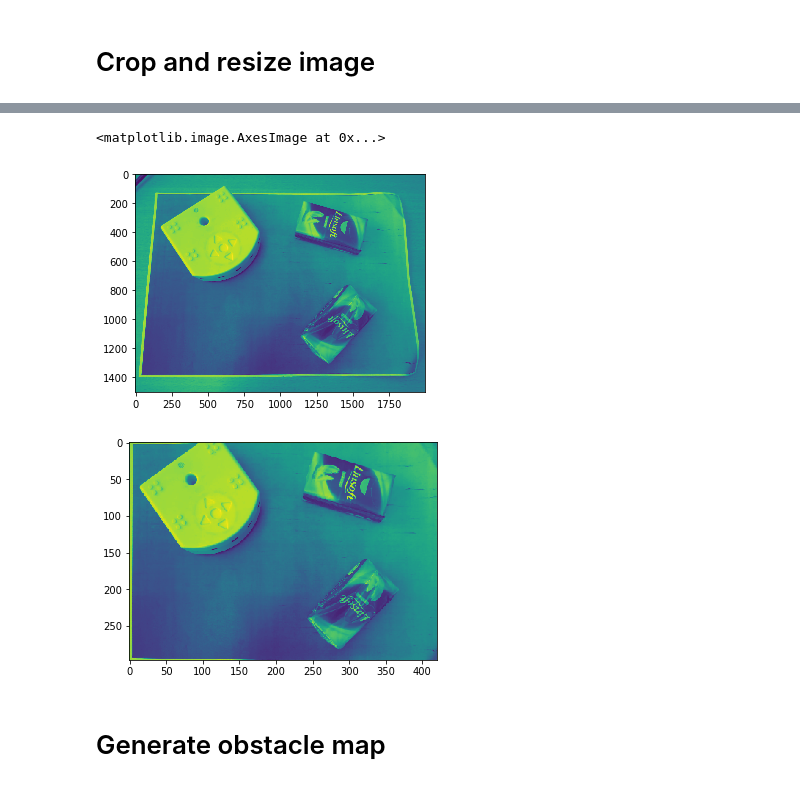
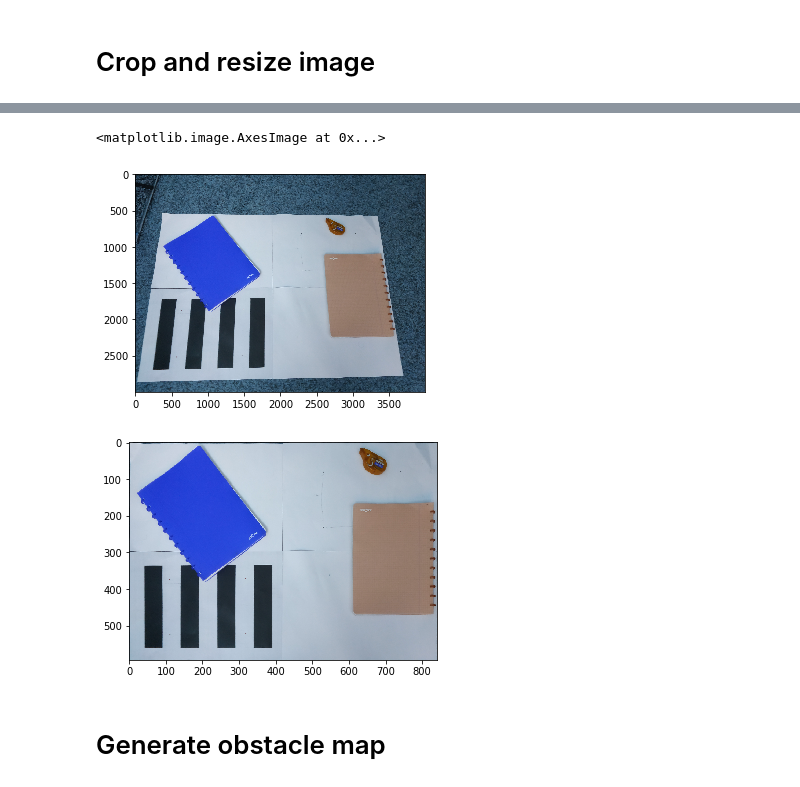
Before and after one commit to RaphLins/basics_of_MB_project, a Jupyter notebook: path_planning_A_star.ipynb, the cells around one changed output, grey strips where cells are left out. Drawn from its saved outputs; the diff is of its cells as text; code cells hidden in the pictures.

```diff
--- a/path_planning_A_star.ipynb
+++ b/path_planning_A_star.ipynb
@@ -6,7 +6,7 @@ import math
 import numpy as np
 import matplotlib.pyplot as plt
 
-img = cv2.imread('images/track3.jpg', cv2.IMREAD_COLOR)
+img = cv2.imread('images/terrain.jpg', cv2.IMREAD_COLOR)
 (b, g, r) = cv2.split(img)
 _,threshold = cv2.threshold(b, 80, 255,
                             cv2.THRESH_BINARY)
@@ -25,7 +25,7 @@ for cnt in contours :
     area = cv2.contourArea(cnt)
 
     # Shortlisting the regions based on there area.
-    if area > 40000:
+    if area > 400000:
         approx = cv2.approxPolyDP(cnt,
                                   0.015
                                   * cv2.arcLength(cnt, True), True)
@@ -43,22 +43,21 @@ for i in range(n):
 # %%
-img = cv2.imread('images/track3.jpg', cv2.IMREAD_GRAYSCALE)
 pts0 = np.float32(board)
 
-W, H = 420, 297
+W, H = 420*2, 297*2
 # Define corresponding points in output image
 pts1 = np.float32([[0,0],[0,H],[W,H],[W,0]])
 
 # Get perspective transform and apply it
 M = cv2.getPerspectiveTransform(pts0,pts1)
 rescaled_img = cv2.warpPerspective(img,M,(W,H))
 
 # Save reult
 plt.imshow(img)
 plt.figure()
 plt.imshow(rescaled_img)
 # %% [output]
 <matplotlib.image.AxesImage at 0x...>
-[figure, old version]
+[figure, new version]
-[figure, old version]
+[figure, new version]
 # %% [markdown]
 # Generate obstacle  map
```
Also changed, not shown: parts of 7 cells of this notebook, 2 other files.
